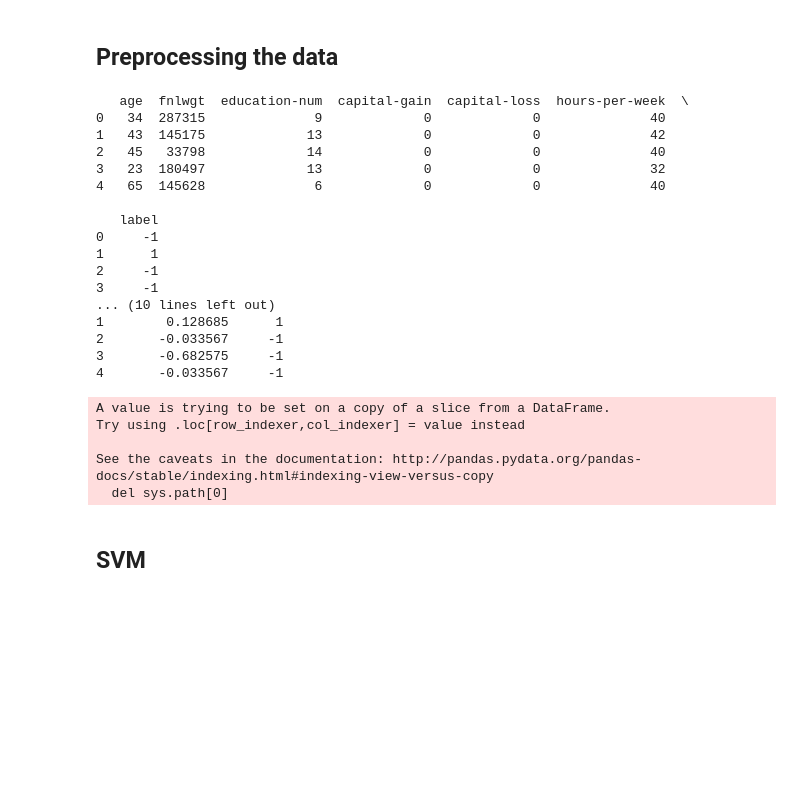
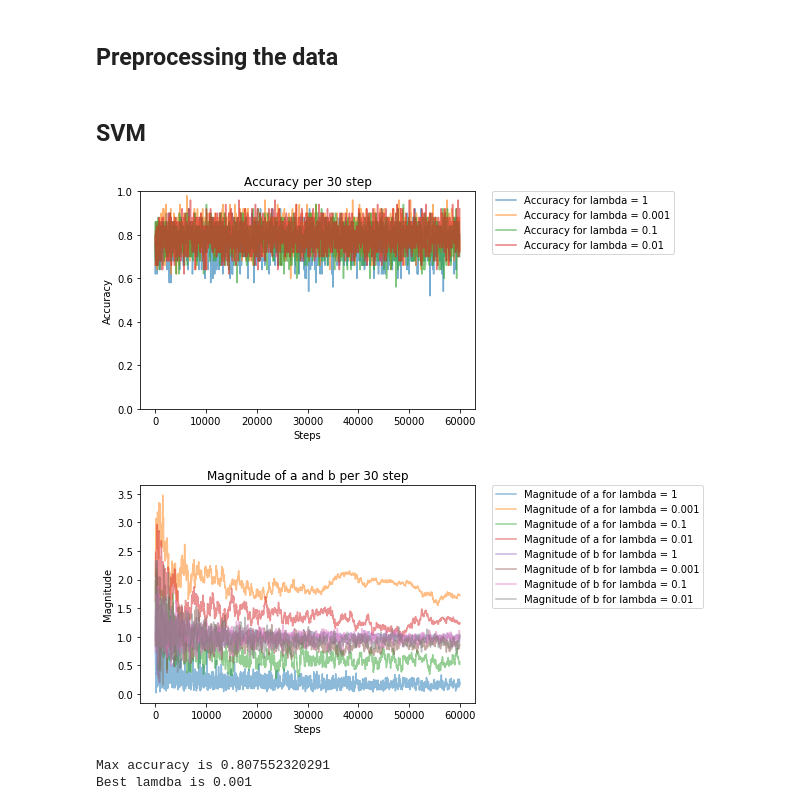
Before and after one commit to Talon-Zhang/Homework-2-Classification-With-Support-Vector-Machines, a Jupyter notebook: MP2 - SVM.ipynb, the cells around one changed output. Cells and saved outputs as stored; diff of their text form; code cells hidden in the pictures; blank space fills up the shorter version.

```diff
--- a/MP2 - SVM.ipynb
+++ b/MP2 - SVM.ipynb
@@ -78,62 +32,12 @@ def cleaning(train_data, test_data):
     test_data = test_data.drop(columns = drop_column)
     train_data["label"] = train_data["class"].apply(lambda x: -1 if x == " <=50K" else 1)
     train_data = train_data.drop(columns = "class")
-    print train_data.head()
     return train_data, test_data
 
 train_data, X_test = cleaning(train_data, test_data)
-train_data.loc[:, train_data.columns != "label"] = z_score_normalization(train_data.loc[:, train_data.columns != "label"])
+X_train, y_train = np.split(train_data, [-1], axis=1)
+X_train = z_score_normalization(X_train)
+train_data = pd.concat([X_train, y_train], axis=1)
 X_test = z_score_normalization(X_test)
-print train_data.head()
-# %% [output]
-   age  fnlwgt  education-num  capital-gain  capital-loss  hours-per-week  \
-0   34  287315              9             0             0              40
-1   43  145175             13             0             0              42
-2   45   33798             14             0             0              40
-3   23  180497             13             0             0              32
-4   65  145628              6             0             0              40
-
-   label
-0     -1
-1      1
-2     -1
-3     -1
-... (10 lines left out)
-1        0.128685      1
-2       -0.033567     -1
-3       -0.682575     -1
-4       -0.033567     -1
-A value is trying to be set on a copy of a slice from a DataFrame.
-Try using .loc[row_indexer,col_indexer] = value instead
-
-See the caveats in the documentation: http://pandas.pydata.org/pandas-docs/stable/indexing.html#indexing-view-versus-copy
-  del sys.path[0]
 # %% [markdown]
 ## SVM
-# %%
-class SVM:
-    def __init__(self, v_len):
-        self.a = pd.DataFrame(np.random.uniform(size=v_len),
-                              index=["age", "fnlwgt", "education-num", "capital-gain", "capital-loss", "hours-per-week"])
-        self.b = np.random.uniform()
-        self.l = 1e-3
-
-    def fit(self, X_train, y_train, eta):
-        #a_n, b_n = self.a, self.b
-        a_n = pd.DataFrame(np.random.uniform(size=6),
-                              index=["age", "fnlwgt", "education-num", "capital-gain", "capital-loss", "hours-per-week"])
-        b_n = np.random.uniform()
-        k = np.random.randint(len(y_train))
-        x_k, y_k = X_train.iloc[k], y_train.iloc[k]
-        for i in range(30):
-            if (y_k * (np.dot(a_n.T, x_k) + b_n)).item() >= 1:
-                a_n[0] = a_n[0] - eta * self.l * a_n[0]
-                b_n = b_n
-            else:
-                a_n[0] = a_n[0] - eta * (self.l * a_n[0] - y_k * x_k)
-                b_n = b_n + eta * y_k
-        self.a = a_n
-        self.b = b_n
-
-    def predict(self, x):
-        return 1 if (np.dot(self.a.T, x) + self.b).item() >= 0 else -1
@@ -205,0 +155,11 @@ output_for_autograder(svm, X_test)
+# %%
+%matplotlib inline
+
+x_len = 6
+svm = SVM(x_len)
+svm.cross_validation(train_data)
+# %% [output]
+[figure, added]
+[figure, added]
+Max accuracy is 0.807552320291
+Best lamdba is 0.001
```
Also changed, not shown: parts of 6 cells of this notebook.
